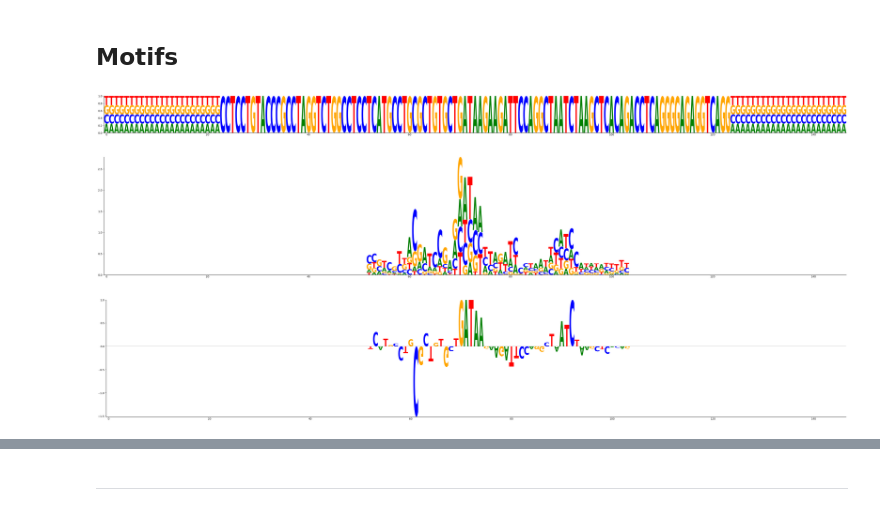
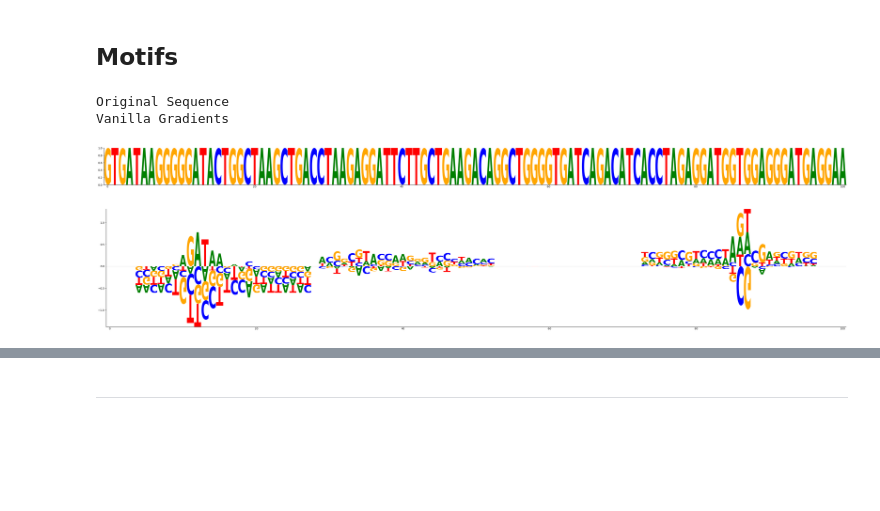
Before and after one commit to lab-rasool/TFBS, a Jupyter notebook: attributes.ipynb, the cells around one changed output, grey strips where cells are left out. Cells and saved outputs as stored; diff of their text form; code cells hidden in the pictures; blank space fills up the shorter version.

```diff
--- a/attributes.ipynb
+++ b/attributes.ipynb
@@ -108,28 +200,42 @@ def attribute_image_features(algorithm, input, **kwargs):
     tensor_attributions = algorithm.attribute(input, **kwargs)
     return tensor_attributions
 
-
 original_image = np.transpose((data.cpu().detach().numpy()), (0, 1, 2))
 
 saliency = Saliency(net)
 grads = saliency.attribute(data)
-grads = grads.squeeze().cpu().detach().numpy()
+grads = grads.squeeze().detach().cpu().numpy()
 
 dl = DeepLift(net)
 attr_dl = attribute_image_features(dl, data, baselines=data * 0)
 attr_dl = np.transpose(attr_dl.squeeze(0).cpu().detach().numpy(), (0, 1, 2))
 
 print(grads.shape, attr_dl.shape, original_image.shape)
+
 index = np.random.randint(0, grads.shape[0])
+while target[index][0] == 0:
+    index = np.random.randint(0, grads.shape[0])
+# Good index that includes ATC and GATAA is index = 284
+index = set_index
+
 print(index)
 grads = grads[index]
 original_image = original_image[index]
 attr_dl = attr_dl[index]
 
+print("original_image.shape: ", original_image.shape)
+mask = original_image[0] != 0.25
+print("mask.shape: ", mask.shape)
+original_image = original_image[:,mask]
+grads = grads[:,mask]
+attr_dl = attr_dl[:,mask]
+print("original_image.shape: ", original_image.shape)
+shape = original_image.shape
+
 print(grads.shape, attr_dl.shape, original_image.shape)
-grads = grads.reshape(4, 147, 1)
-attr_dl = attr_dl.reshape(4, 147, 1)
-original_image = original_image.reshape(4, 147, 1)
+grads = grads.reshape(shape[0], shape[1], 1)
+attr_dl = attr_dl.reshape(shape[0], shape[1], 1)
+original_image = original_image.reshape(shape[0], shape[1], 1)
 print(grads.shape, attr_dl.shape, original_image.shape)
 # %% [output]
 (1000, 4, 147) (1000, 4, 147) (1000, 4, 147)
@@ -162,35 +481,40 @@ _ = viz.visualize_image_attr(
 # %%
 def create_logo(data, figsize, scale_data=False, visible_spines=None):
     if visible_spines is None:
         visible_spines = ["left", "bottom"]
 
     # Reshape and prepare the data
     output = {
-        nucleotide: data[idx].reshape(147) for idx, nucleotide in enumerate("ACGT")
+        nucleotide: data[idx].reshape(data.shape[1]) for idx, nucleotide in enumerate("ACGT")
     }
     df = pd.DataFrame(output)
 
     # Optionally scale the data
     if scale_data:
         df /= df.max()
 
     # Create Logo object
     logo = logomaker.Logo(df, figsize=figsize)
 
     # Style the logo
     logo.style_spines(visible=False)
     logo.style_spines(spines=visible_spines, visible=True)
     logo.ax.set_ylabel("", labelpad=-1)
     logo.ax.xaxis.set_ticks_position("none")
     logo.ax.xaxis.set_tick_params(pad=-1)
     return logo
 
 
+scale_data = False
 # Create logos for each dataset
+print("Original Sequence")
 crp_df_original_logo = create_logo(original_image, figsize=[50, 2.5])
-crp_logo = create_logo(grads, figsize=[50, 8], scale_data=True)
-dl_crp_df_logo = create_logo(attr_dl, figsize=[50, 8], scale_data=True)
+print("Vanilla Gradients")
+crp_logo = create_logo(grads, figsize=[50, 8], scale_data=scale_data)
+# print("Vanilla Gradients")
+# vg_crp_logo = create_logo(vanilla_grads, figsize=[50, 8], scale_data=True)
 # %% [output]
+Original Sequence
+Vanilla Gradients
-[figure, old version]
+[figure, new version]
-[figure, old version]
+[figure, new version]
-[figure, removed]
```
Also changed, not shown: parts of 15 cells of this notebook, 52 other files.
